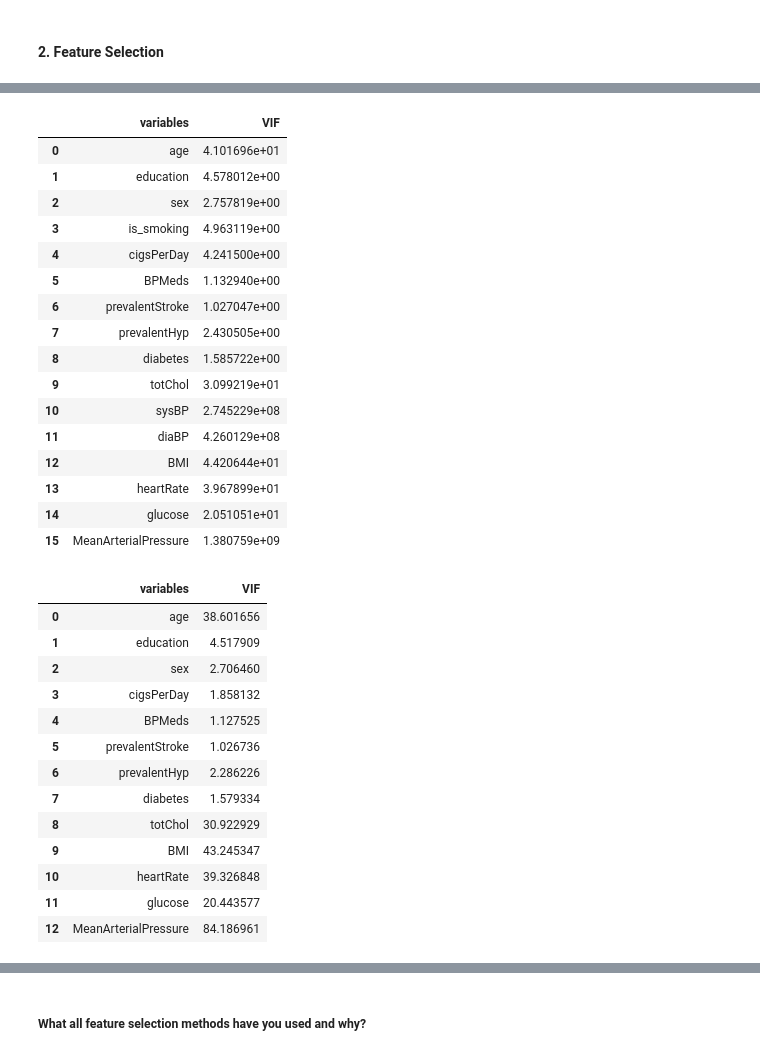
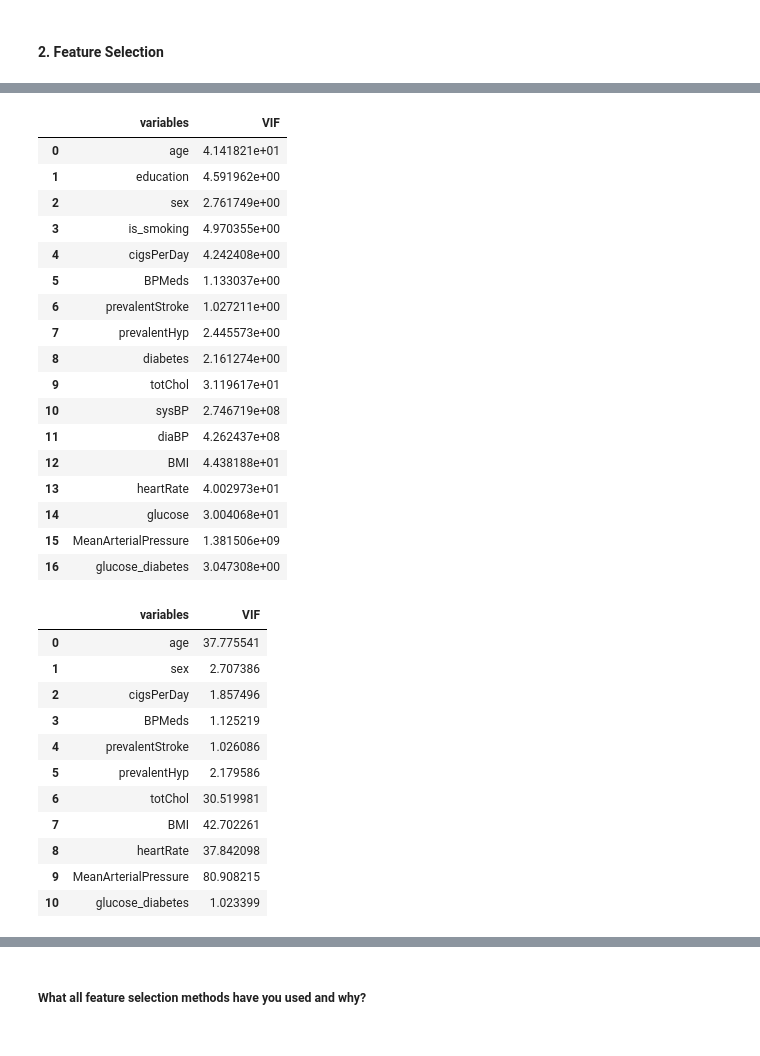
Before and after one commit to Shahrukh2016/Cardiovascular_Risk_Prediction, a Jupyter notebook: IndividualColab_CardiovascularRiskPrediction.ipynb, the cells around one changed output, grey strips where cells are left out. Saved outputs shown, nothing was run; the diff lists cells and outputs as text; code cells hidden in the pictures.

```diff
--- a/IndividualColab_CardiovascularRiskPrediction.ipynb
+++ b/IndividualColab_CardiovascularRiskPrediction.ipynb
@@ -1078,0 +1081,3 @@ df.head()
+# %%
+# Extracting new feature glucose_diabetes with the help of Glucose and Diabetes
+df['glucose_diabetes'] = ((df['glucose'] > 140) & (df['diabetes'] == 1)).astype(int)
@@ -1102,39 +1117,38 @@ def calc_vif(X):
 calc_vif(df[[i for i in df.describe().columns if i not in ['id','TenYearCHD']]])
 # %% [output]
 |  | variables | VIF |
-| 0 | age | 4.101696e+01 |
-| 1 | education | 4.578012e+00 |
-| 2 | sex | 2.757819e+00 |
-| 3 | is_smoking | 4.963119e+00 |
-| 4 | cigsPerDay | 4.241500e+00 |
-| 5 | BPMeds | 1.132940e+00 |
-| 6 | prevalentStroke | 1.027047e+00 |
-| 7 | prevalentHyp | 2.430505e+00 |
-| 8 | diabetes | 1.585722e+00 |
-| 9 | totChol | 3.099219e+01 |
-| 10 | sysBP | 2.745229e+08 |
-| 11 | diaBP | 4.260129e+08 |
-| 12 | BMI | 4.420644e+01 |
-| 13 | heartRate | 3.967899e+01 |
-| 14 | glucose | 2.051051e+01 |
-| 15 | MeanArterialPressure | 1.380759e+09 |
+| 0 | age | 4.141821e+01 |
+| 1 | education | 4.591962e+00 |
+| 2 | sex | 2.761749e+00 |
+| 3 | is_smoking | 4.970355e+00 |
+| 4 | cigsPerDay | 4.242408e+00 |
+| 5 | BPMeds | 1.133037e+00 |
+| 6 | prevalentStroke | 1.027211e+00 |
+| 7 | prevalentHyp | 2.445573e+00 |
+| 8 | diabetes | 2.161274e+00 |
+| 9 | totChol | 3.119617e+01 |
+| 10 | sysBP | 2.746719e+08 |
+| 11 | diaBP | 4.262437e+08 |
+| 12 | BMI | 4.438188e+01 |
+| 13 | heartRate | 4.002973e+01 |
+| 14 | glucose | 3.004068e+01 |
+| 15 | MeanArterialPressure | 1.381506e+09 |
+| 16 | glucose_diabetes | 3.047308e+00 |
 # %%
 # calculating the vif by excluding some features which are not giving any information
-calc_vif(df[[i for i in df.describe().columns if i not in ['id','TenYearCHD','sysBP','diaBP','is_smoking']]])
+calc_vif(df[[i for i in df.describe().columns if i not in ['id','TenYearCHD','sysBP','diaBP','glucose','diabetes','is_smoking','education']]])
 # %% [output]
 |  | variables | VIF |
-| 0 | age | 38.601656 |
-| 1 | education | 4.517909 |
-| 2 | sex | 2.706460 |
-| 3 | cigsPerDay | 1.858132 |
-| 4 | BPMeds | 1.127525 |
-| 5 | prevalentStroke | 1.026736 |
-| 6 | prevalentHyp | 2.286226 |
-| 7 | diabetes | 1.579334 |
-| 8 | totChol | 30.922929 |
-| 9 | BMI | 43.245347 |
-| 10 | heartRate | 39.326848 |
-| 11 | glucose | 20.443577 |
-| 12 | MeanArterialPressure | 84.186961 |
+| 0 | age | 37.775541 |
+| 1 | sex | 2.707386 |
+| 2 | cigsPerDay | 1.857496 |
+| 3 | BPMeds | 1.125219 |
+| 4 | prevalentStroke | 1.026086 |
+| 5 | prevalentHyp | 2.179586 |
+| 6 | totChol | 30.519981 |
+| 7 | BMI | 42.702261 |
+| 8 | heartRate | 37.842098 |
+| 9 | MeanArterialPressure | 80.908215 |
+| 10 | glucose_diabetes | 1.023399 |
 # %%
 # calculating the vif by excluding some features which are not giving any information
```
Also changed, not shown: parts of 40 cells of this notebook.
